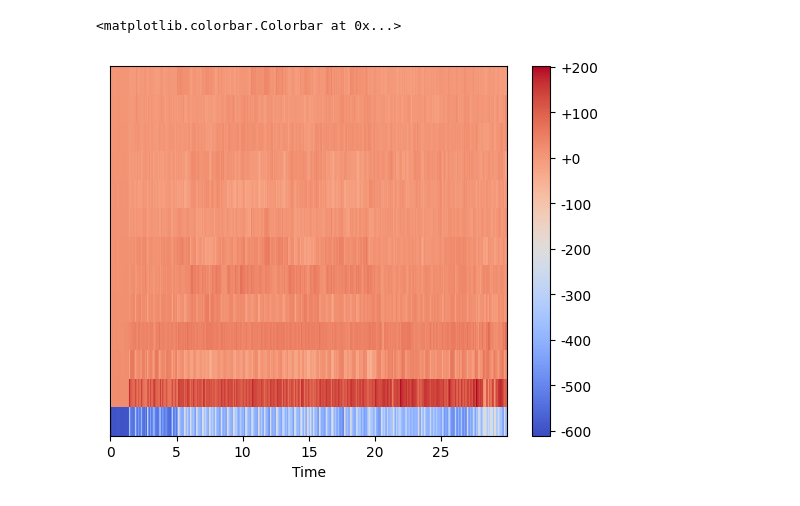
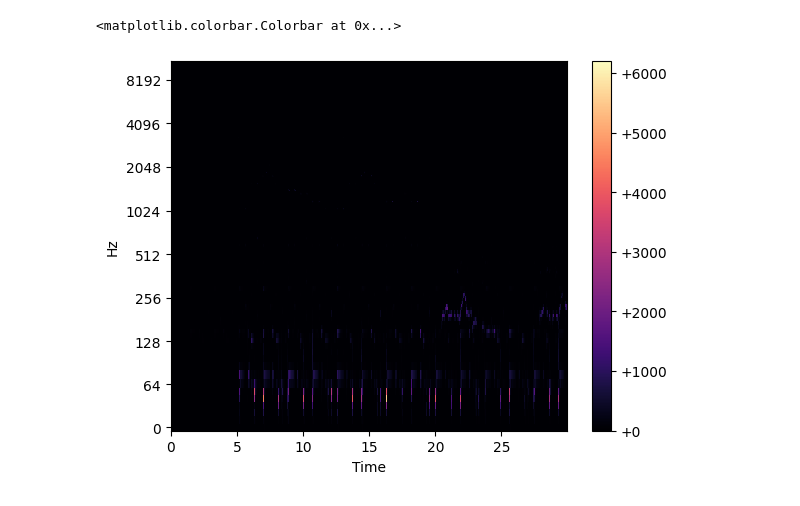
Before and after one commit to shehryar49/song-predictor, a Jupyter notebook: main.ipynb, the cells around one changed output. Drawn from its saved outputs; the diff is of its cells as text; code cells hidden in the pictures.

```diff
--- a/main.ipynb
+++ b/main.ipynb
@@ -14,0 +28,8 @@ from keras.callbacks import LearningRateScheduler
+# %%
+# Create plot
+song1 = 'dataset/training/georgian-disco/out1000.mp3'
+song2 = 'dataset/training/georgian-disco/out2000.mp3'
+song3 = 'dataset/training/somebody-i-used-to-know/out000.mp3'
+y1,sr1 = librosa.load(song1)
+y2,sr2 = librosa.load(song2)
+y3,sr3 = librosa.load(song3)
@@ -15,40 +44,20 @@ from keras.callbacks import LearningRateScheduler
 # %%
-# Create plot
-song1 = '/content/drive/MyDrive/dataset/training/georgian-disco/out1000.mp3'
-song2 = '/content/drive/MyDrive/dataset/training/georgian-disco/out2000.mp3'
-song3 = '/content/drive/MyDrive/dataset/training/somebody-i-used-to-know/out000.mp3'
-y1,sr1 = librosa.load(song1)
-y2,sr2 = librosa.load(song2)
-y3,sr3 = librosa.load(song3)
-# Plot waveforms
-#librosa.display.waveshow(y=y1,sr=sr1)
-#librosa.display.waveshow(y=y2,sr=sr2)
-#librosa.display.waveshow(y=y3,sr=sr3)
-
 # plot spectrogram
 FRAME_SIZE = 2048
 HOP_SIZE = 512
 
-#y1_stft = librosa.stft(y1,n_fft=FRAME_SIZE,hop_length=HOP_SIZE)
-#y1_spect = np.abs(y1_stft)**2
+# y1_stft = librosa.stft(y1,n_fft=FRAME_SIZE,hop_length=HOP_SIZE)
+# y1_spect = np.abs(y1_stft)**2
 
-#y2_stft = librosa.stft(y2,n_fft=FRAME_SIZE,hop_length=HOP_SIZE)
-#y2_spect = np.abs(y2_stft)**2
+# y2_stft = librosa.stft(y2,n_fft=FRAME_SIZE,hop_length=HOP_SIZE)
+# y2_spect = np.abs(y2_stft)**2
 
-#y3_stft = librosa.stft(y3,n_fft=FRAME_SIZE,hop_length=HOP_SIZE)
-#y3_spect = np.abs(y3_stft)**2
+y3_stft = librosa.stft(y3,n_fft=FRAME_SIZE,hop_length=HOP_SIZE)
+y3_spect = np.abs(y3_stft)**2
 
 
-#librosa.display.specshow(y3_spect,sr=sr3,hop_length=HOP_SIZE,x_axis="time",y_axis="log")
-#plt.colorbar(format='%+2.f')
-
-# plot mfccs
-#mfcc1 = librosa.feature.mfcc(y=y1,n_mfcc=13,sr=sr1)
-#mfcc2 = librosa.feature.mfcc(y=y2,n_mfcc=13,sr=sr2)
-mfcc3 = librosa.feature.mfcc(y=y3,n_mfcc=13,sr=sr3)
-
-librosa.display.specshow(mfcc3,x_axis="time",sr=sr3)
+librosa.display.specshow(y3_spect,sr=sr3,hop_length=HOP_SIZE,x_axis="time",y_axis="log")
 plt.colorbar(format='%+2.f')
 # %% [output]
 <matplotlib.colorbar.Colorbar at 0x...>
-[figure, old version]
+[figure, new version]
```
Also changed, not shown: parts of 17 cells of this notebook.
